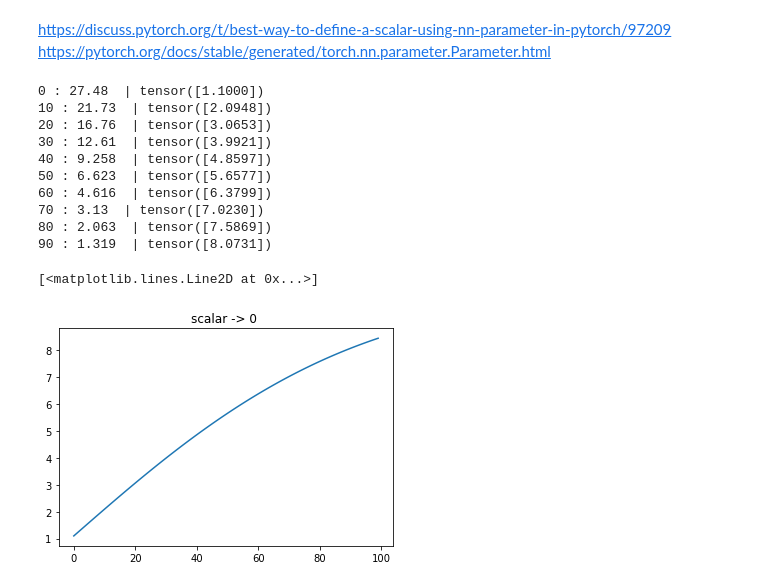
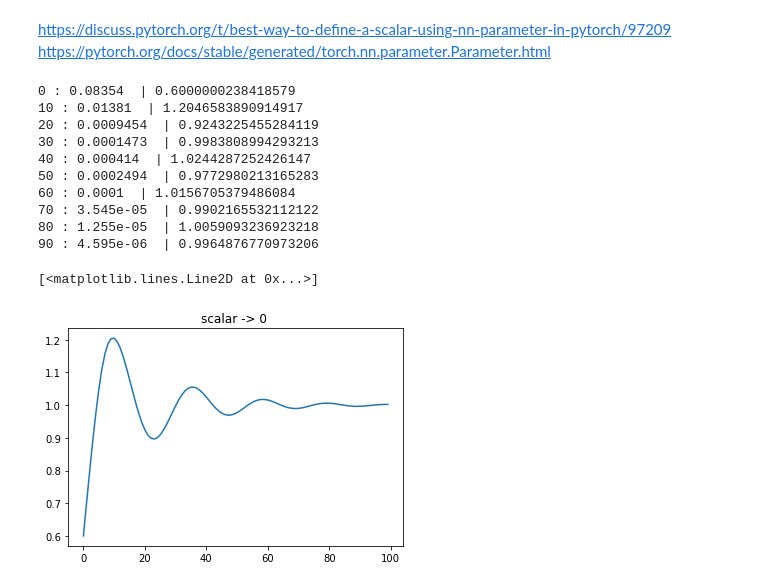
Before and after one commit to kooBH/prac, a Jupyter notebook: torch_learnable_parameter.ipynb, the cells around one changed output. Drawn from its saved outputs; the diff is of its cells as text; code cells hidden in the pictures.

```diff
--- a/torch_learnable_parameter.ipynb
+++ b/torch_learnable_parameter.ipynb
@@ -12,7 +12,8 @@ https://pytorch.org/docs/stable/generated/torch.nn.parameter.Parameter.html
 class module_scalar(nn.Module):
     def __init__(self):
         super().__init__()
-        self.alpha = nn.Parameter(torch.ones(1))
+        #self.alpha = nn.Parameter(torch.ones(1))
+        self.alpha = nn.Parameter(torch.tensor(0.5))
     def forward(self,x):
         return x*self.alpha
 
@@ -22,43 +23,43 @@ class module_scalar(nn.Module):
 
 x = torch.rand(30,40)
 #t = torch.zeros(30,40)
-t = 10*x
+t = 1*x
 
 m = module_scalar()
 criterion = nn.MSELoss()
 
 optimizer = torch.optim.Adam(m.parameters(),lr=0.1)
 
 m.train()
 
 n_iter = 100
 
 val = np.zeros(n_iter)
 for i in range(n_iter) :
     y = m(x)
     loss = criterion(y,t)
     optimizer.zero_grad()
     loss.backward()
     optimizer.step()
 
     val[i]=(m.value().numpy())
     #print(val[-1])
     if i % 10 == 0 :
         print("{} : {:.4}  | {}".format(i,loss,m.value()))
 
 plt.figure()
 plt.title("scalar -> 0 ")
 plt.plot(val[:])
 # %% [output]
-0 : 27.48  | tensor([1.1000])
-10 : 21.73  | tensor([2.0948])
-20 : 16.76  | tensor([3.0653])
-30 : 12.61  | tensor([3.9921])
-40 : 9.258  | tensor([4.8597])
-50 : 6.623  | tensor([5.6577])
-60 : 4.616  | tensor([6.3799])
-70 : 3.13  | tensor([7.0230])
-80 : 2.063  | tensor([7.5869])
-90 : 1.319  | tensor([8.0731])
+0 : 0.08354  | 0.6000000238418579
+10 : 0.01381  | 1.2046583890914917
+20 : 0.0009454  | 0.9243225455284119
+30 : 0.0001473  | 0.9983808994293213
+40 : 0.000414  | 1.0244287252426147
+50 : 0.0002494  | 0.9772980213165283
+60 : 0.0001  | 1.0156705379486084
+70 : 3.545e-05  | 0.9902165532112122
+80 : 1.255e-05  | 1.0059093236923218
+90 : 4.595e-06  | 0.9964876770973206
 [<matplotlib.lines.Line2D at 0x...>]
-[figure, old version]
+[figure, new version]
```
Also changed, not shown: 25 other files.
